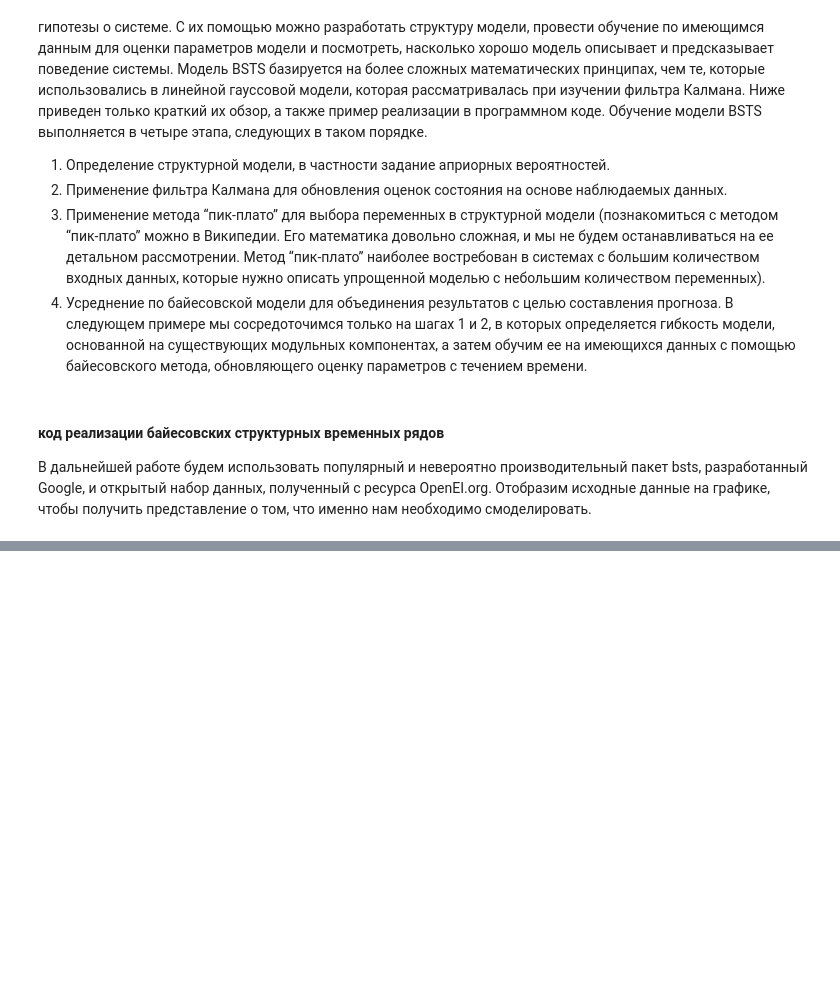
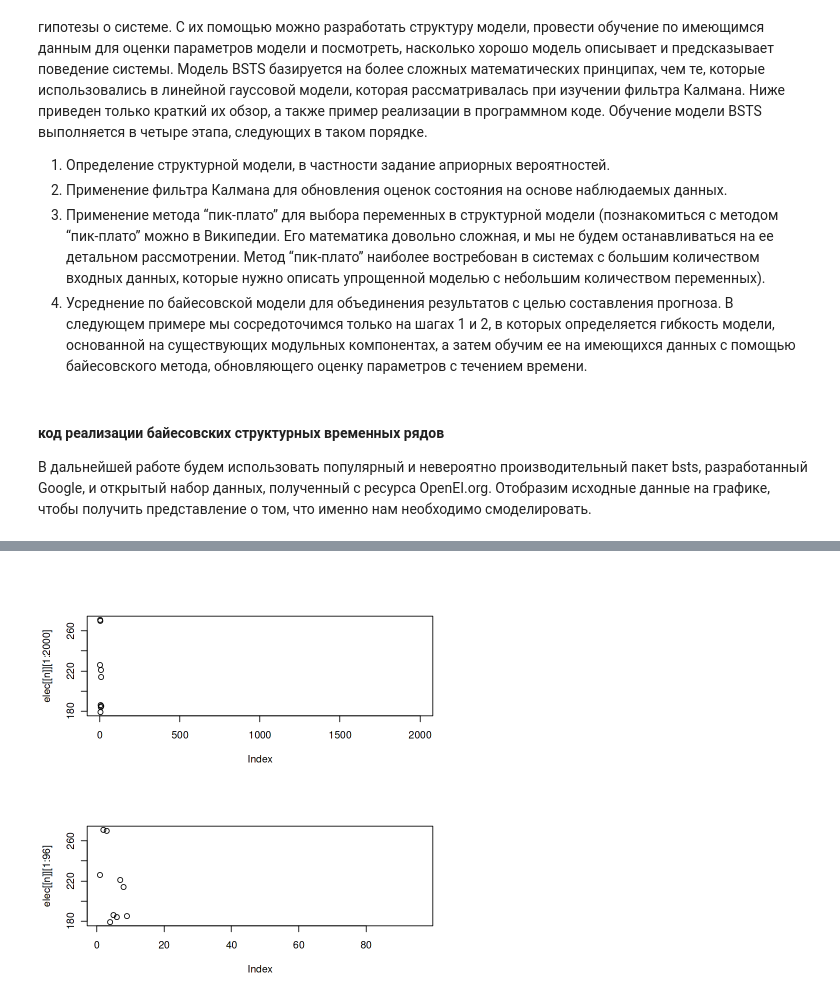
Before and after one commit to KoschavtcevDaniel/AI_kubsu, a Jupyter notebook: Задание 6/ex6-2-kubsu.ipynb, the cells around one changed output, grey strips where cells are left out. Drawn from its saved outputs; the diff is of its cells as text; code cells hidden in the pictures; blank space fills up the shorter version.

```diff
--- a/Задание 6/ex6-2-kubsu.ipynb
+++ b/Задание 6/ex6-2-kubsu.ipynb
@@ -405,7 +405,7 @@ sd  0.05601123
 library(data.table)
 require (data.table)
 # %%
-elec <- fread("electric.csv")
+elec = fread('/kaggle/input/electric/electricity.txt')
 require(bsts)
 n = colnames (elec) [9]
 par(mfrow = c(2, 1))
@@ -417,0 +419 @@ ERROR: Error: File 'electric.csv' does not exist or is non-readable. getwd()=='/
+[figure, added]
```
Also changed, not shown: parts of 3 cells of this notebook.
